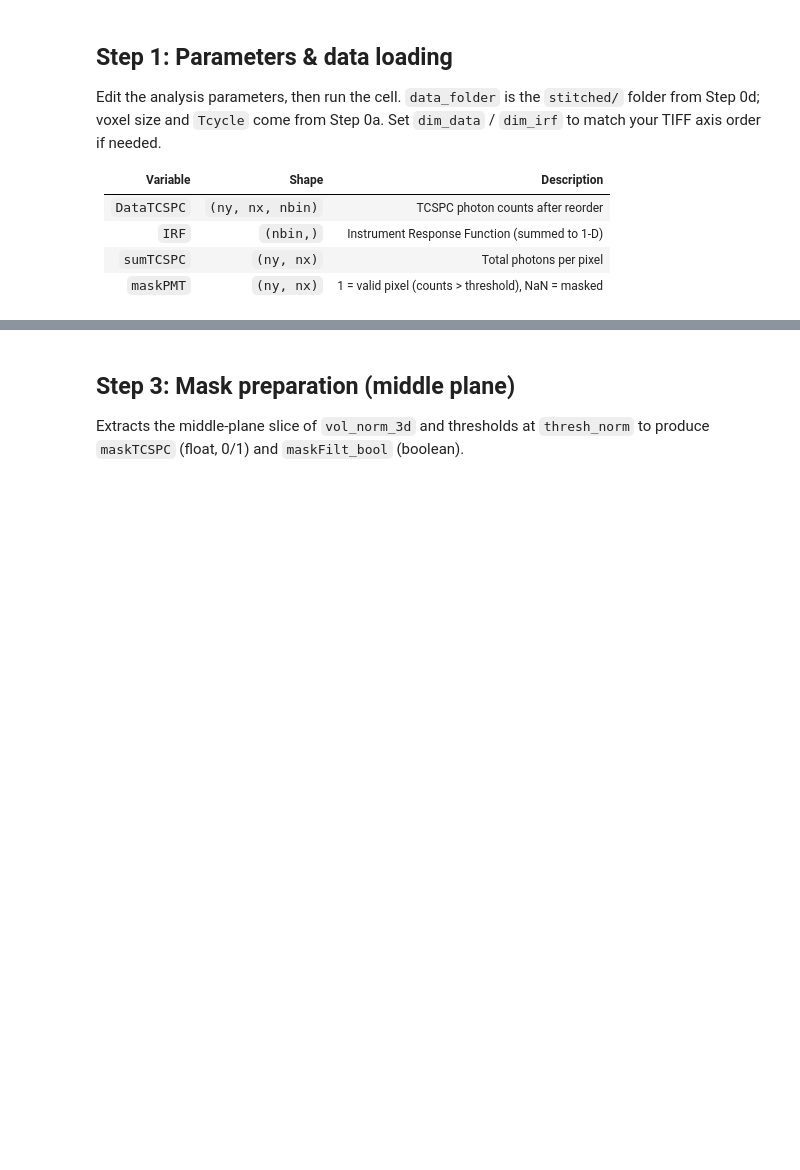
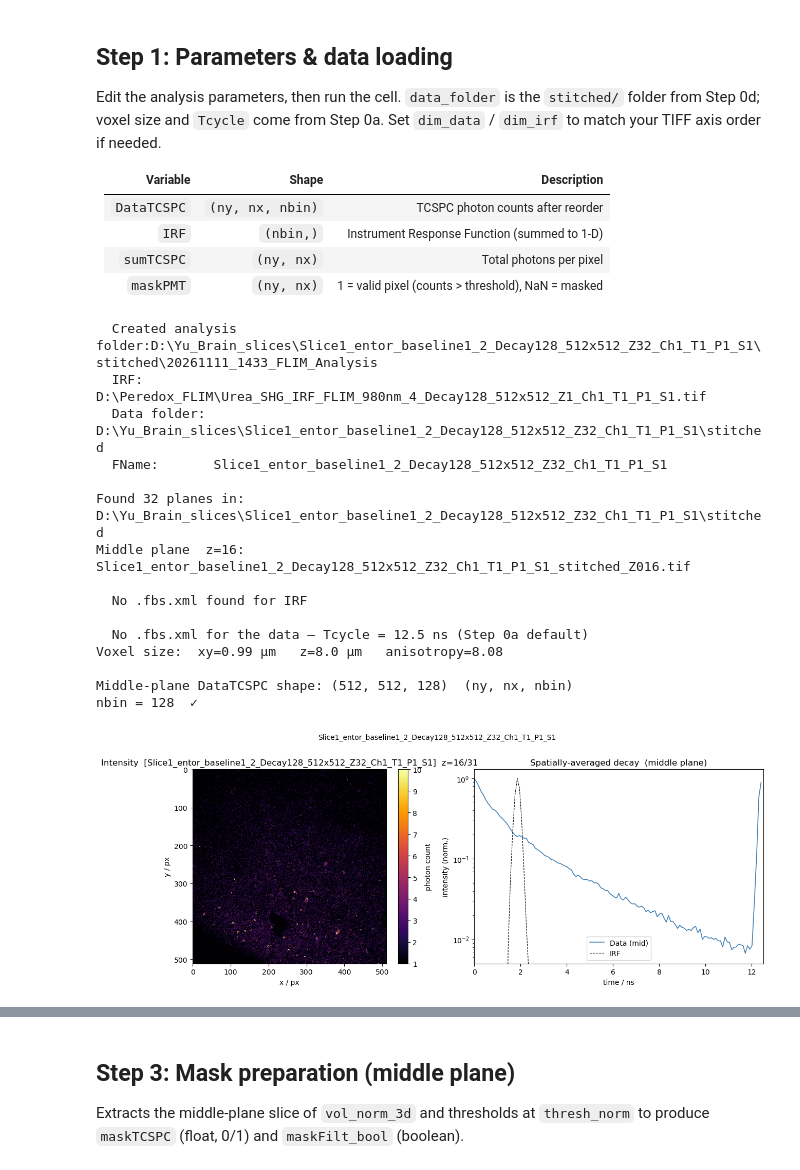
Before and after one commit to Andrea3v/FLIM_analysis, a Jupyter notebook: AnalyzeTCSPC_XYTZTile.ipynb, the cells around one changed output, grey strips where cells are left out. Saved outputs shown, nothing was run; the diff lists cells and outputs as text; code cells hidden in the pictures; blank space fills up the shorter version.

```diff
--- a/AnalyzeTCSPC_XYTZTile.ipynb
+++ b/AnalyzeTCSPC_XYTZTile.ipynb
@@ -174,7 +338,7 @@ plt.show()
 # %%
 # ── Step 0d: stitched TCSPC (overlaps summed) + segmentation intensity ─────────
 stitch = vt.fuse_tiles(conv['tile_paths'], tile_reg, tile_int, raw_dir, vista_info['base'],
-                       overwrite=rerun_fuse)
+                       overwrite=rerun_fuse, block_of_slot=block_of_slot)
 stitched_dir = stitch['stitched_dir']
 
 _fi  = tifffile.imread(stitch['int_path'])
@@ -204,7 +438,7 @@ Set `dim_data` / `dim_irf` to match your TIFF axis order if needed.
 | `maskPMT` | `(ny, nx)` | 1 = valid pixel (counts > threshold), NaN = masked |
 # %%
 # ── analysis parameters (edit per experiment) ─────────────────────────────────
-# Tcycle: set in Step 0a (overridden if a .fbs.xml is found next to the data)
+# Tcycle, xy_pixel_um, z_step_um: set in Step 0a (ISS .fbs.xml / Olympus .oir metadata, or the defaults)
 threshold = 3
 limits    = np.array([np.nan, np.nan])
 szPhs     = 0.005
@@ -219,7 +453,7 @@ nlm_patch_dist = 6
 nlm_fast       = True
 rb_radius      = 30
 
-Data_path_main = os.path.normpath(r'K:\Imaging\Peredox_Awake\ISS\20260505_Peredox_awake_FLIM\XYZ_272_PostStroke_2')
+Data_path_main = os.path.normpath(r"D:\Peredox_FLIM\XYZT1_336_X+0.50_Y+0.80_Decay128_512x512_Z186_Ch1_T1_P1_S1\XYZT1_336_X+0.50_Y+0.80_Decay128_512x512_Z186_Ch1_T1_P1_S1.tif")
 
 # ── TIFF dimension order ───────────────────────────────────────────────────────
 dim_data = 'TYX'
@@ -254,7 +488,7 @@ def _pick_folder(title, initialdir=Data_path_main):
     return p or None
 
 # ── paths — swap comments to switch between hardcoded and interactive ─────────
-irf_path    = r'X:\FLIM_2026\test_data\IRF\IRF_840nm_Intensity.tif'
+irf_path    = r"D:\Peredox_FLIM\Urea_SHG_IRF_FLIM_980nm_4_Decay128_512x512_Z1_Ch1_T1_P1_S1.tif"
 # irf_path    = _pick_file('Select IRF TIFF')
 data_folder = stitched_dir   # stitched TCSPC planes from Step 0d
 # data_folder = _pick_folder('Select folder containing data TIFFs (z-stack)', initialdir=r'X:\FLIM_2026\test_data')
@@ -335,24 +569,16 @@ if xml_irf:
 else:
     print('\n  No .fbs.xml found for IRF')
 
-# ── load metadata from middle plane ──────────────────────────────────────────
-meta     = None
-xml_data = _find_xml(data_paths[mid_idx])
-if xml_data:
-    meta   = read_fbs_metadata(xml_data)
-    Tcycle = meta['Tcycle']
-    print(f'\nData metadata: {os.path.basename(xml_data)}')
+# ── data metadata: the ISS .fbs.xml found in Step 0a (Tcycle is set there) ────
+# Its ImageRegion is a Vista placeholder (±50 µm), so the voxel size stays the Step 0a one.
+meta = fbs_meta
+if meta:
+    print(f'\nData metadata: {os.path.basename(fbs_xml)}')
     print(f'  Tcycle={Tcycle:.4f} ns  nbin={meta["nbin"]}  '
-          f'pixel={meta["pixel_size_um"]:.4f} µm  '
           f'gain={meta["detector_gain"]}%  dwell={meta["dwell_time_ms"]} ms/px  '
           f'excitation={meta["excitation_nm"]} nm')
-    if meta['pixel_size_um'] is not None and meta['pixel_size_um'] > 0:
-        xy_pixel_um = float(meta['pixel_size_um'])
-        print(f'  xy_pixel_um updated from XML: {xy_pixel_um:.4f} µm  '
-              f'(z_step_um={z_step_um} µm — set manually above)')
 else:
-    warnings.warn('No .fbs.xml found for data — using manual Tcycle.', RuntimeWarning, stacklevel=2)
-    print(f'\n  No XML found — using manual Tcycle = {Tcycle} ns')
+    print(f'\n  No .fbs.xml for the data — Tcycle = {Tcycle} ns (Step 0a default)')
 
 print(f'Voxel size:  xy={xy_pixel_um} µm   z={z_step_um} µm   '
       f'anisotropy={z_step_um/xy_pixel_um:.2f}')
@@ -370,8 +596,7 @@ if meta_irf and meta:
         print(f'\nTcycle cross-check OK  ({meta_irf["Tcycle"]:.4f} vs {meta["Tcycle"]:.4f} ns,  '
               f'diff={_dt:.5f} ns)')
 elif meta_irf and not meta:
-    Tcycle = meta_irf['Tcycle']
-    print(f'Using Tcycle from IRF XML: {Tcycle:.4f} ns')
+    print(f'IRF XML period {meta_irf["Tcycle"]:.4f} ns  (data: Step 0a default {Tcycle} ns, not overridden)')
 
 _gain  = f"Gain {meta['detector_gain']}%"        if meta and meta['detector_gain']  is not None else ''
 _dwell = f"Dwell {meta['dwell_time_ms']} ms/px"   if meta and meta['dwell_time_ms'] is not None else ''
@@ -399,32 +624,49 @@ print(f'nbin = {nbin_data}  ✓')
 sumTCSPC = DataTCSPC.sum(axis=2)
 maskPMT  = (sumTCSPC >= threshold).astype(float)
 maskPMT[maskPMT == 0] = np.nan
 
 _flat  = sumTCSPC.ravel(); _flat = _flat[_flat > 0]
 lo_pct = np.percentile(_flat, 1)
 hi_pct = np.percentile(_flat, 99.9)
 
 _nbin_d  = DataTCSPC.shape[2]
 _tau_d   = np.arange(_nbin_d) * (Tcycle / _nbin_d)
 _decay   = DataTCSPC.sum(axis=(0, 1)).astype(float)
 _irf_d   = IRF[:_nbin_d] / IRF[:_nbin_d].max()
 _decay_n = _decay / _decay.max()
 
 fig, axes = plt.subplots(1, 2, figsize=(13, 5))
 im = axes[0].imshow(sumTCSPC, cmap='inferno', aspect='equal', origin='upper',
                     vmin=lo_pct, vmax=hi_pct)
 axes[0].set_title(f'Intensity  [{FName}]  z={mid_idx}/{n_planes-1}', fontsize=12)
 axes[0].set_xlabel('x / px'); axes[0].set_ylabel('y / px')
 plt.colorbar(im, ax=axes[0], fraction=0.046, pad=0.04).set_label('photon count')
 axes[1].semilogy(_tau_d, _decay_n, color='steelblue', linewidth=1.2, label='Data (mid)')
 axes[1].semilogy(_tau_d, _irf_d,   color='k', linewidth=0.8, linestyle='--', label='IRF')
 axes[1].set_xlabel('time / ns'); axes[1].set_ylabel('intensity (norm.)')
 axes[1].set_title('Spatially-averaged decay  (middle plane)', fontsize=12)
 axes[1].set_xlim(0, Tcycle); axes[1].set_ylim(5e-3, 1.3)
 axes[1].legend()
 _suptitle = FName + (f'  —  {meta_str}' if meta_str else '')
 plt.suptitle(_suptitle, fontsize=10, y=1.01)
 plt.tight_layout()
 plt.show()
+# %% [output]
+  Created analysis folder:D:\Yu_Brain_slices\Slice1_entor_baseline1_2_Decay128_512x512_Z32_Ch1_T1_P1_S1\stitched\20261111_1433_FLIM_Analysis
+  IRF:         D:\Peredox_FLIM\Urea_SHG_IRF_FLIM_980nm_4_Decay128_512x512_Z1_Ch1_T1_P1_S1.tif
+  Data folder: D:\Yu_Brain_slices\Slice1_entor_baseline1_2_Decay128_512x512_Z32_Ch1_T1_P1_S1\stitched
+  FName:       Slice1_entor_baseline1_2_Decay128_512x512_Z32_Ch1_T1_P1_S1
+
+Found 32 planes in:  D:\Yu_Brain_slices\Slice1_entor_baseline1_2_Decay128_512x512_Z32_Ch1_T1_P1_S1\stitched
+Middle plane  z=16:  Slice1_entor_baseline1_2_Decay128_512x512_Z32_Ch1_T1_P1_S1_stitched_Z016.tif
+
+  No .fbs.xml found for IRF
+
+  No .fbs.xml for the data — Tcycle = 12.5 ns (Step 0a default)
+Voxel size:  xy=0.99 µm   z=8.0 µm   anisotropy=8.08
+
+Middle-plane DataTCSPC shape: (512, 512, 128)  (ny, nx, nbin)
+nbin = 128  ✓
+[figure, added]
 # %% [markdown]
 ## Step 2: 3D pre-processing & Cellpose segmentation
```
Also changed, not shown: parts of 28 cells of this notebook, 56 other files.
